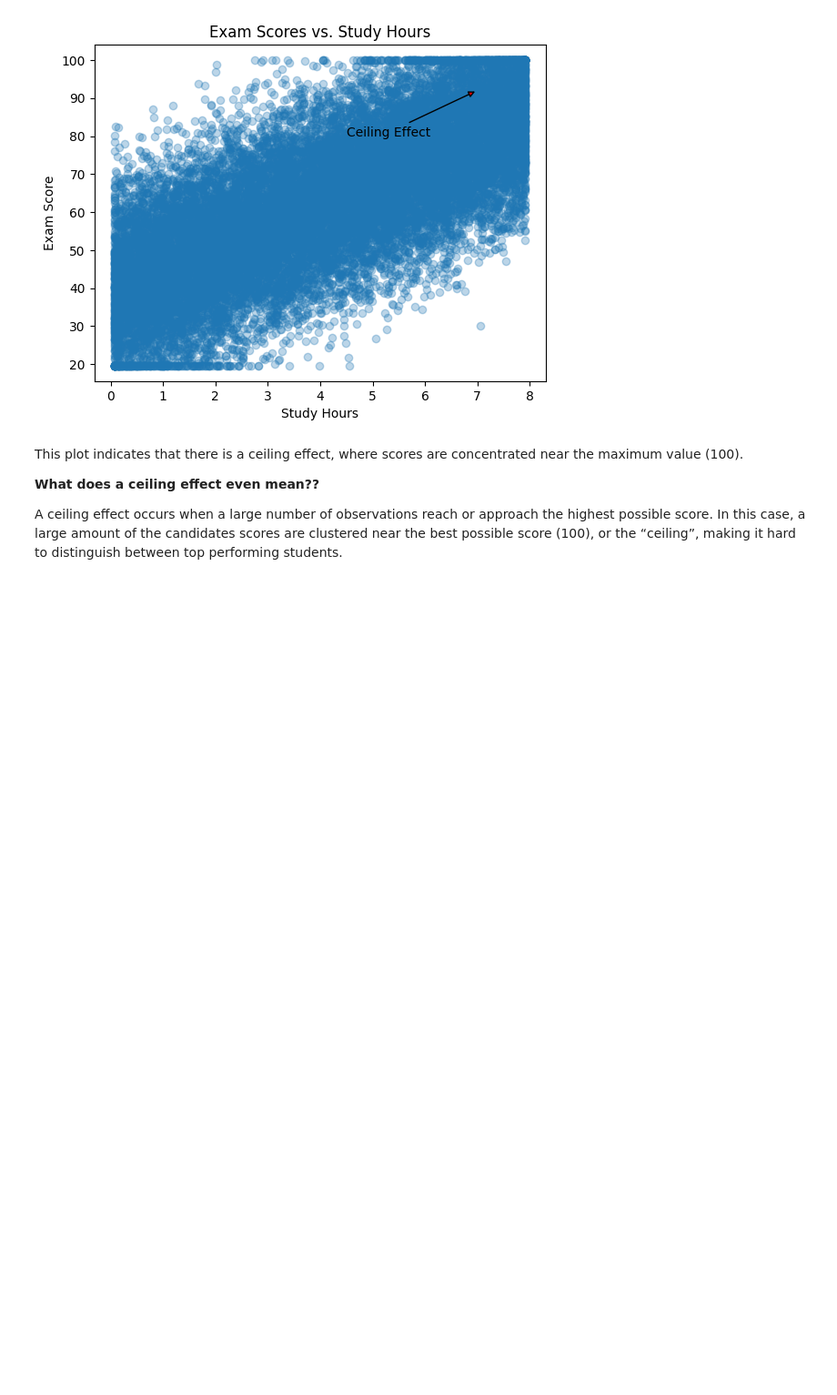
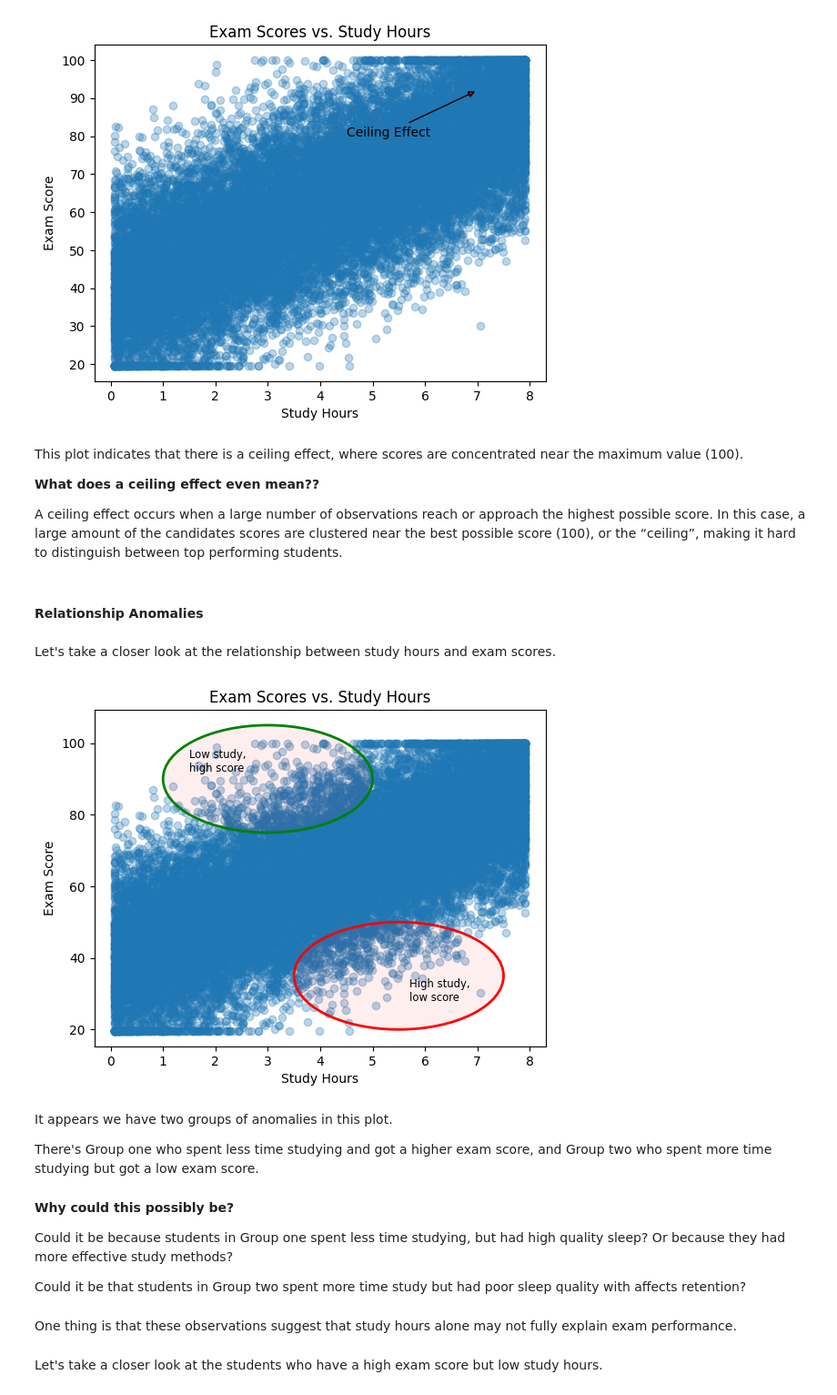
Before and after one commit to Bolajiiii/Data-Science-From-Scratch-Journey, a Jupyter notebook: chapter_5/03_questioning_the_data.ipynb, the cells around one changed output. Shown at 91% size. Drawn from its saved outputs; the diff is of its cells as text; code cells hidden in the pictures; blank space fills up the shorter version.

Commit message:
Perform anomalies analysis

```diff
--- a/chapter_5/03_questioning_the_data.ipynb
+++ b/chapter_5/03_questioning_the_data.ipynb
@@ -57,3 +59,46 @@ This plot indicates that there is a ceiling effect, where scores are concentrate
 **What does a ceiling effect even mean??**
 
 A ceiling effect occurs when a large number of observations reach or approach the highest possible score. In this case, a large amount of the candidates scores are clustered near the best possible score (100), or the “ceiling”, making it hard to distinguish between top performing students.
+# %% [markdown]
+#### Relationship Anomalies
+# %% [markdown]
+Let's take a closer look at the relationship between study hours and exam scores.
+# %%
+# plt.figure(figsize=(9, 6))
+plt.scatter(x=df['study_hours'], y=df['exam_score'], alpha=0.3)
+ax = plt.gca()
+
+# highlight anomalies
+low_study_high_score = patches.Ellipse((3, 90), width=4, height=30,
+                    facecolor='#FF000011', edgecolor='green', lw=2)
+high_study_low_score = patches.Ellipse((5.5, 35), width=4, height=30,
+                    facecolor='#FF000011', edgecolor='red', lw=2)
+# add highlights to axes
+ax.add_patch(low_study_high_score)
+ax.add_patch(high_study_low_score)
+# add text for groups
+plt.text(x=1.5, y=92, s="Low study, \nhigh score", size='small')
+plt.text(x=5.7, y=28, s="High study, \nlow score", size='small')
+# add labels
+plt.xlabel('Study Hours')
+plt.ylabel('Exam Score')
+plt.title('Exam Scores vs. Study Hours')
+
+
+plt.show()
+# %% [output]
+[figure, added]
+# %% [markdown]
+It appears we have two groups of anomalies in this plot.
+
+There's Group one who spent less time studying and got a higher exam score, and Group two who spent more time studying but got a low exam score.
+# %% [markdown]
+**Why could this possibly be?**
+
+Could it be because students in Group one spent less time studying, but had high quality sleep? Or because they had more effective study methods?
+
+Could it be that students in Group two spent more time study but had poor sleep quality with affects retention?
+# %% [markdown]
+One thing is that these observations suggest that study hours alone may not fully explain exam performance.
+# %% [markdown]
+Let's take a closer look at the students who have a high exam score but low study hours.
```
Also changed, not shown: parts of 9 cells of this notebook.
